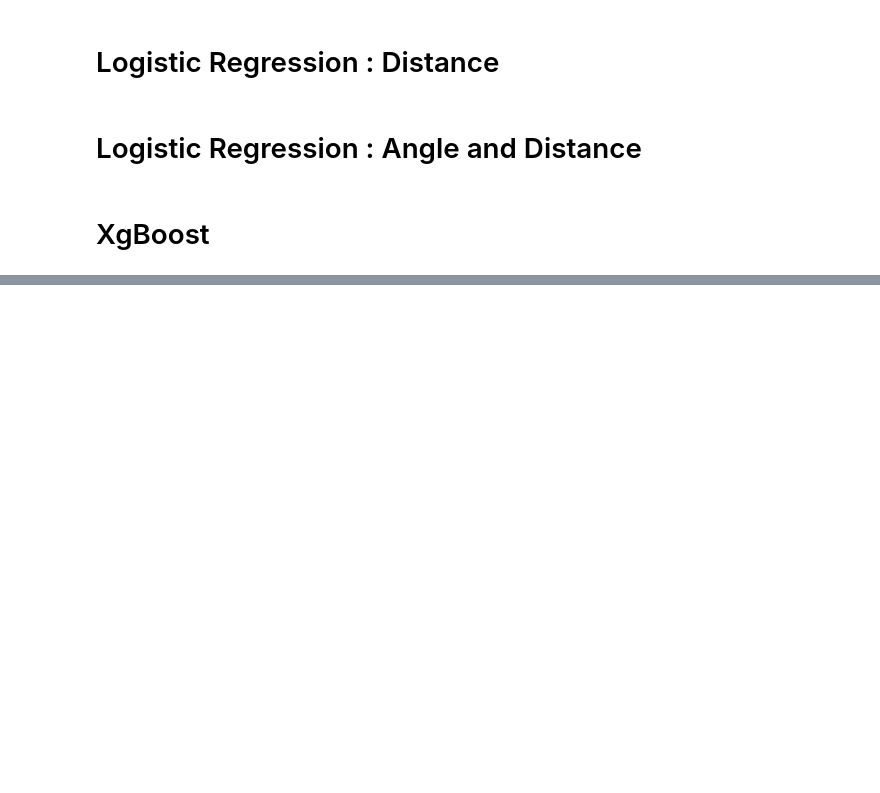
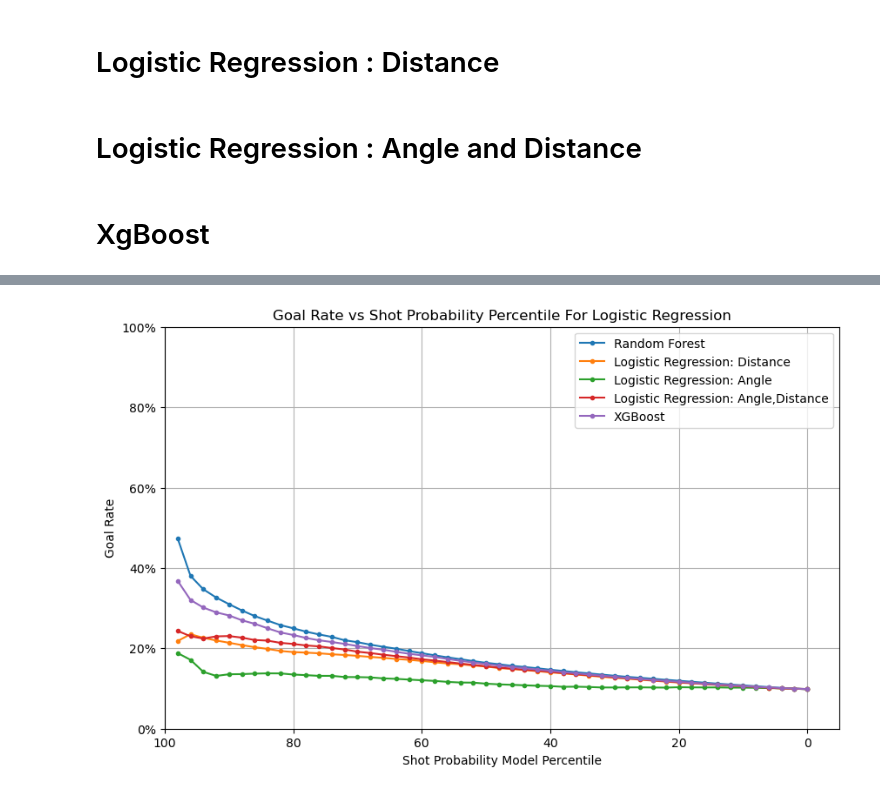
Before and after one commit to rajamatt/ift6758-project, a Jupyter notebook: notebooks/milestone_2/Task 7.ipynb, the cells around one changed output, grey strips where cells are left out. Cells and saved outputs as stored; diff of their text form; code cells hidden in the pictures; blank space fills up the shorter version.

```diff
--- a/notebooks/milestone_2/Task 7.ipynb
+++ b/notebooks/milestone_2/Task 7.ipynb
@@ -155,0 +186,38 @@ ValueError: DataFrame.dtypes for data must be int, float, bool or category. When
+# %%
+#Graph 2: Goal Rate as a Function of Shot Probability Model Percentile
+
+# Calculate the percentiles for the shot probabilities for all models
+percentile_bins = np.arange(0, 100, 2)
+percentiles = {}
+for name, prob_score,_ in model_probabilities:
+    percentile_data = np.percentile(prob_score , percentile_bins)
+    percentiles[name] = percentile_data
+
+
+# Calculate the goal rates for each percentile for all models
+goal_rates = {}
+for name, prob_score,y_test in model_probabilities:
+    goal_rates[name] = []
+    for percentile in percentiles[name]:
+        mask = prob_score  >= percentile
+        goal_rates[name].append(y_test[mask].mean())
+
+
+# Plot the goal rate as a function of the shot probability model percentile for all models
+
+fig_2, ax_2 = plt.subplots()
+for name, goal_rate in goal_rates.items():
+    ax_2.plot(percentile_bins, goal_rate, marker='.', label=name)
+plt.xlabel('Shot Probability Model Percentile')
+plt.ylabel('Goal Rate')
+plt.title('Goal Rate vs Shot Probability Percentile For Logistic Regression')
+plt.grid(True)
+plt.legend()
+plt.ylim(0, 1)
+plt.gca().yaxis.set_major_formatter(plt.FuncFormatter(lambda y, _: '{:.0%}'.format(y)))
+plt.xlim(100, -5)
+fig_2.set_size_inches(10,6)
+plt.show()
+fig_2.savefig('goal_rate_task7.png')
+# %% [output]
+[figure, added]
```
Also changed, not shown: parts of 14 cells of this notebook, 1 other file.
